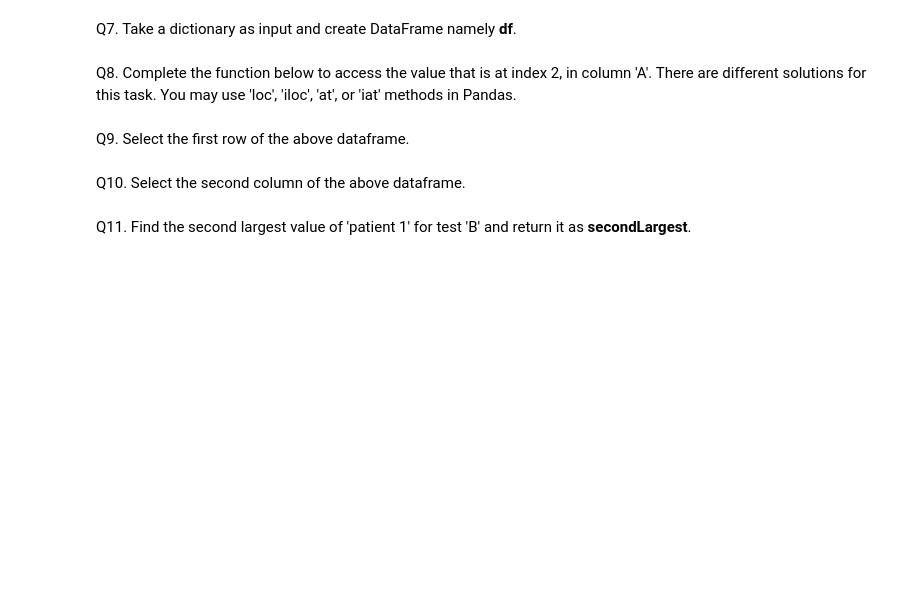
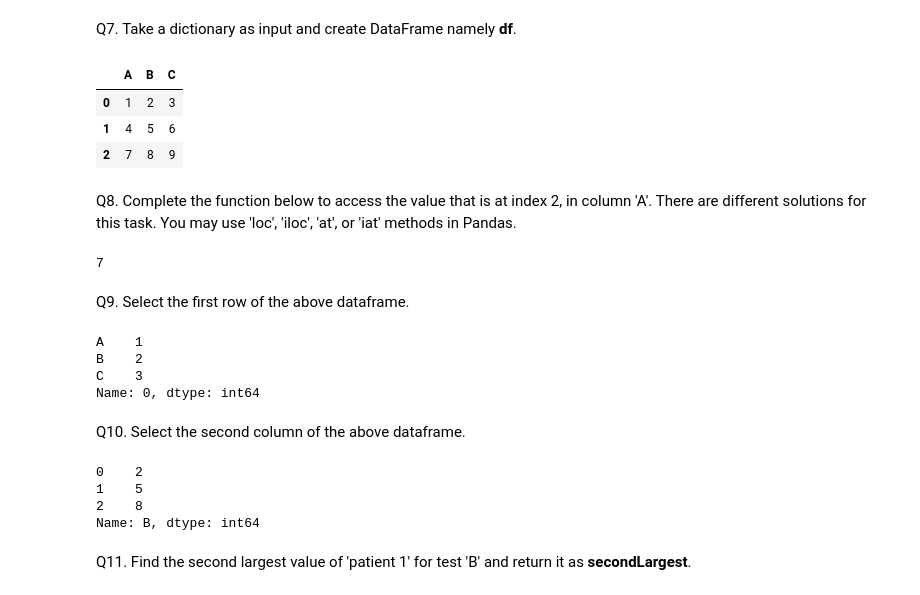
Before and after one commit to Henz00/UniversityAssignments, a Jupyter notebook: Applied Machine Learning/ps1/ps1.ipynb, the cells around one changed output. Cells and saved outputs as stored; diff of their text form; code cells hidden in the pictures; blank space fills up the shorter version.

```diff
--- a/Applied Machine Learning/ps1/ps1.ipynb
+++ b/Applied Machine Learning/ps1/ps1.ipynb
@@ -113,33 +113,54 @@ Q7. Take a dictionary as input and create DataFrame namely **df**.
 # %%
 def createDF():
     my_dict = {'A': [1, 4, 7], 'B': [2, 5, 8], 'C': [3, 6, 9]}
-    # YOUR CODE HERE
-    raise NotImplementedError()
+    df = pd.DataFrame(my_dict)
     return df
+
+createDF()
+# %% [output]
+|  | A | B | C |
+| 0 | 1 | 2 | 3 |
+| 1 | 4 | 5 | 6 |
+| 2 | 7 | 8 | 9 |
 # %% [markdown]
 Q8. Complete the function below to access the value that is at index 2, in column 'A'. There are different solutions for this task. You may use 'loc', 'iloc', 'at', or 'iat' methods in Pandas.
 # %%
 def indexDF():
     df = createDF()
-    # YOUR CODE HERE
-    raise NotImplementedError()
+    value = df.at[2, 'A']
     return value
+
+indexDF()
+# %% [output]
+7
 # %% [markdown]
 Q9. Select the first row of the above dataframe.
 # %%
 def selectRowDF():
     df = createDF()
-    # YOUR CODE HERE
-    raise NotImplementedError()
+    row = df.loc[0]
     return row
+
+selectRowDF()
+# %% [output]
+A    1
+B    2
+C    3
+Name: 0, dtype: int64
 # %% [markdown]
 Q10. Select the second column of the above dataframe.
 # %%
 def selectColDF():
     df = createDF()
-    # YOUR CODE HERE
-    raise NotImplementedError()
+    col = df["B"]
     return col
+
+selectColDF()
+# %% [output]
+0    2
+1    5
+2    8
+Name: B, dtype: int64
 # %% [markdown]
 Q11. Find the second largest value of 'patient 1' for test 'B' and return it as **secondLargest**.
 # %%
```
Also changed, not shown: parts of 6 cells of this notebook.
